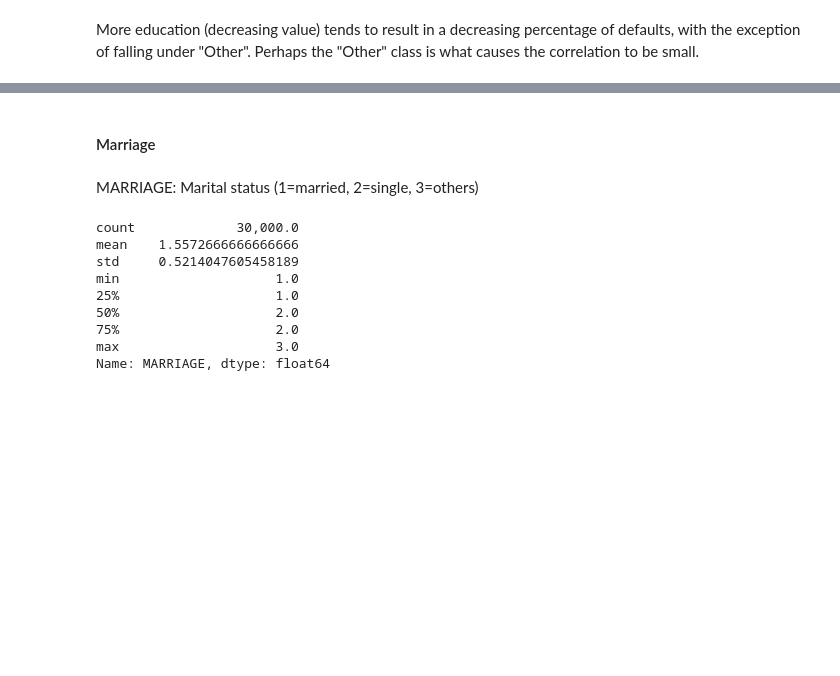
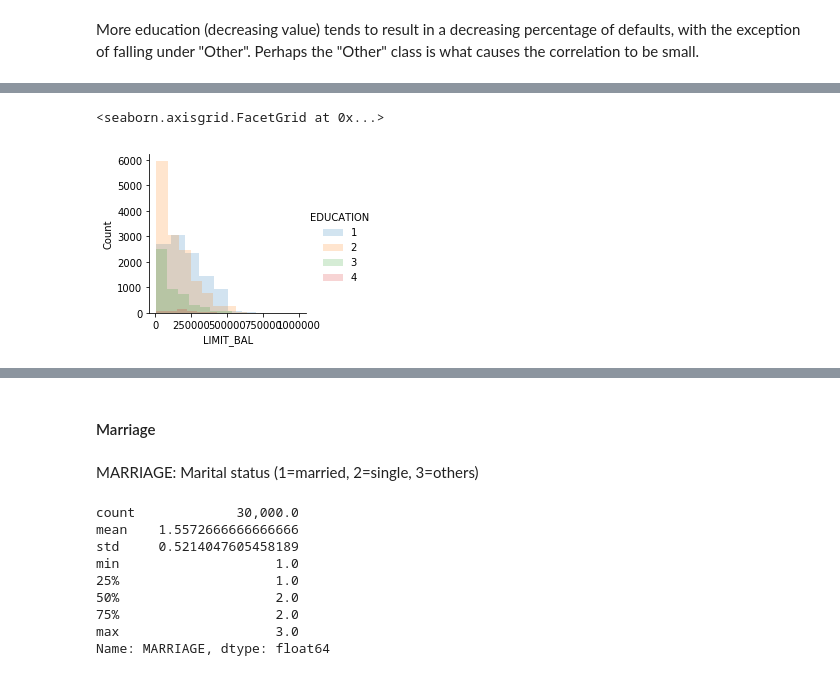
Before and after one commit to gblinick/Predicting-Credit-Card-Default-in-sci-kit-learn, a Jupyter notebook: EDA/EDA Scratchpad.ipynb, the cells around one changed output, grey strips where cells are left out. Drawn from its saved outputs; the diff is of its cells as text; code cells hidden in the pictures; blank space fills up the shorter version.

```diff
--- a/EDA/EDA Scratchpad.ipynb
+++ b/EDA/EDA Scratchpad.ipynb
@@ -552,0 +415,7 @@ More education (decreasing value) tends to result in a decreasing percentage of
+# %%
+g = sns.FacetGrid(data, hue='EDUCATION')
+g = g.map(plt.hist, 'LIMIT_BAL', alpha=0.2).set_axis_labels('LIMIT_BAL','Count')
+g.add_legend()
+# %% [output]
+<seaborn.axisgrid.FacetGrid at 0x...>
+[figure, added]
```
Also changed, not shown: parts of 68 cells of this notebook.
